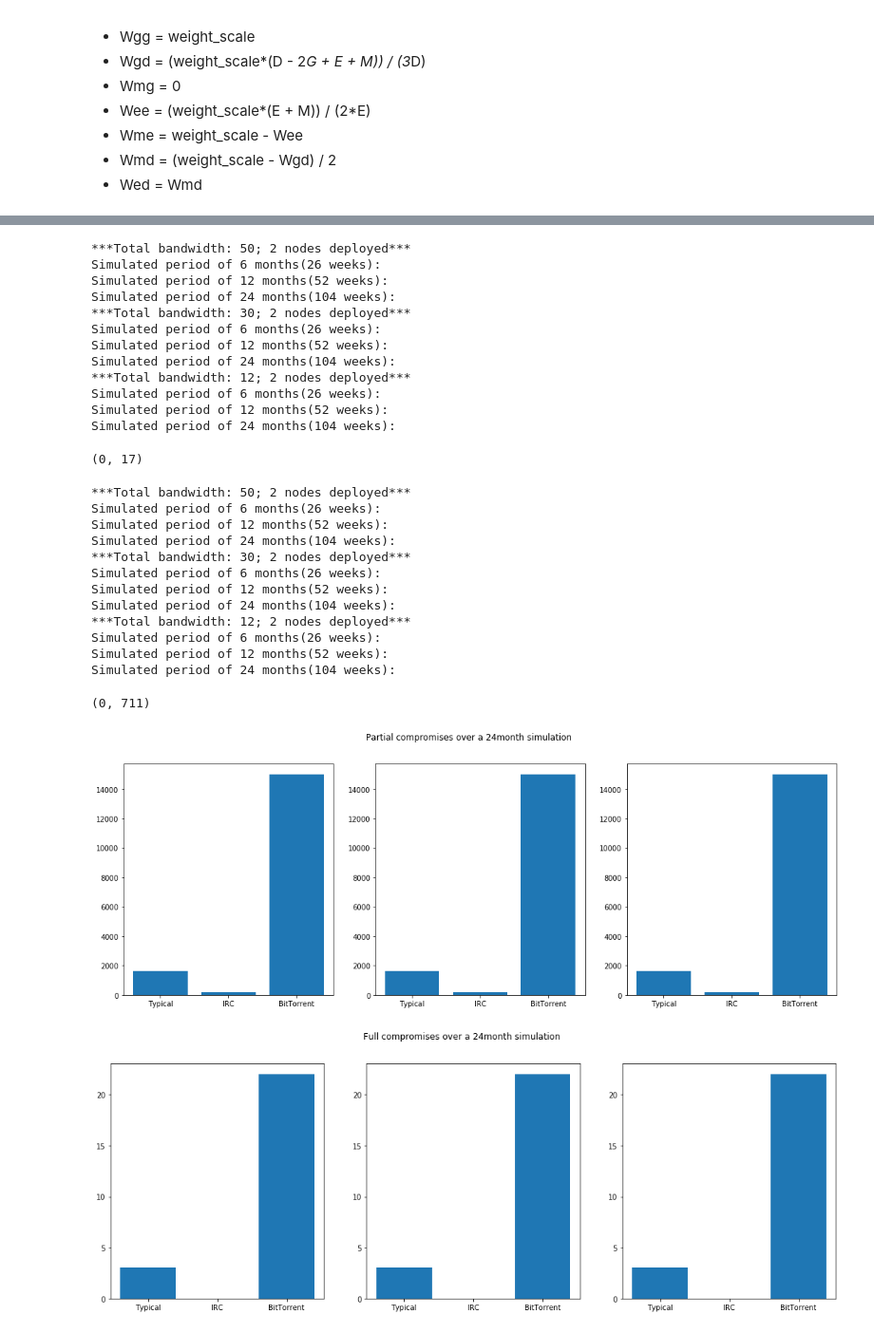
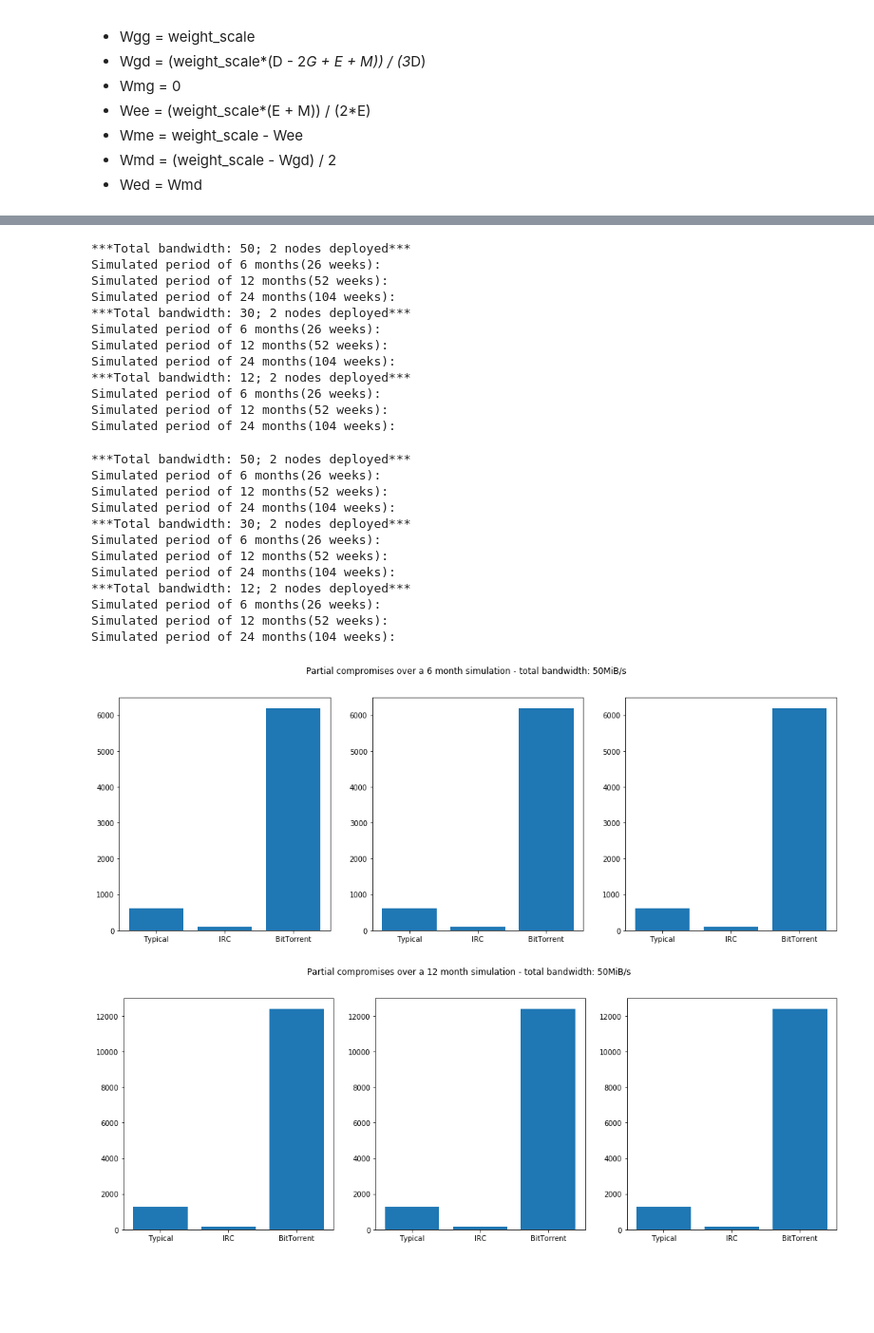
Before and after one commit to leoreppas/IndividualProject, a Jupyter notebook: TorPS2019.ipynb, the cells around one changed output, grey strips where cells are left out. Shown: that part at 95% size. Cells and saved outputs as stored; diff of their text form; code cells hidden in the pictures; blank space fills up the shorter version.

Commit message:
Fixed some bugs and produced experiment graphs

```diff
--- a/TorPS2019.ipynb
+++ b/TorPS2019.ipynb
@@ -550,45 +561,45 @@ Simulated period of 24 months(104 weeks):
 print("***Total bandwidth: 50; 2 nodes deployed***")
 print("Simulated period of 6 months(26 weeks): ")
 adversary_guard, adversary_exit = torpath.deploy_adversary(50, 1, 2)
-torpath.create_streams_irc(3510, adversary_guard, adversary_exit)
+irc_complete_compr1, irc_partial_compr1 = torpath.create_streams_irc(3510, adversary_guard, adversary_exit)
 
 # Same simulation for 12 months
 print("Simulated period of 12 months(52 weeks): ")
-torpath.create_streams_irc(7020, adversary_guard, adversary_exit)
+irc_complete_compr2, irc_partial_compr2 = torpath.create_streams_irc(7020, adversary_guard, adversary_exit)
 
 # Same simulation for 24 monoths
 print("Simulated period of 24 months(104 weeks): ")
-complete_compr2, partial_compr2 = torpath.create_streams_irc(14040, adversary_guard, adversary_exit)
+irc_complete_compr3, irc_partial_compr3 = torpath.create_streams_irc(14040, adversary_guard, adversary_exit)
 
 
 # Two adversary nodes deployed; combined 30 MiB/s; both high bandwidth
 print("***Total bandwidth: 30; 2 nodes deployed***")
 print("Simulated period of 6 months(26 weeks): ")
 adversary_guard, adversary_exit = torpath.deploy_adversary(30, 1, 2)
-torpath.create_streams_irc(3510, adversary_guard, adversary_exit)
+irc_complete_compr4, irc_partial_compr4 = torpath.create_streams_irc(3510, adversary_guard, adversary_exit)
 
 # Same simulation for 12 months
 print("Simulated period of 12 months(52 weeks): ")
-torpath.create_streams_irc(7020, adversary_guard, adversary_exit)
+irc_complete_compr5, irc_partial_compr5 = torpath.create_streams_irc(7020, adversary_guard, adversary_exit)
 
 # Same simulation for 24 months
 print("Simulated period of 24 months(104 weeks): ")
-torpath.create_streams_irc(14040, adversary_guard, adversary_exit)
+irc_complete_compr6, irc_partial_compr6 = torpath.create_streams_irc(14040, adversary_guard, adversary_exit)
 
 
 # Two adversary nodes deployed; combined 12 MiB/s; both medium bandwidth
 print("***Total bandwidth: 12; 2 nodes deployed***")
 print("Simulated period of 6 months(26 weeks): ")
 adversary_guard, adversary_exit = torpath.deploy_adversary(12, 1, 2)
-torpath.create_streams_irc(3510, adversary_guard, adversary_exit)
+irc_complete_compr7, irc_partial_compr7 = torpath.create_streams_irc(3510, adversary_guard, adversary_exit)
 
 # Same simulation for 12 months
 print("Simulated period of 12 months(52 weeks): ")
-torpath.create_streams_irc(7020, adversary_guard, adversary_exit)
+irc_complete_compr8, irc_partial_compr8 = torpath.create_streams_irc(7020, adversary_guard, adversary_exit)
 
 # Same simulation for 24 months
 print("Simulated period of 24 months(104 weeks): ")
-torpath.create_streams_irc(14040, adversary_guard, adversary_exit)
+irc_complete_compr9, irc_partial_compr9 = torpath.create_streams_irc(14040, adversary_guard, adversary_exit)
 # %% [output]
 ***Total bandwidth: 50; 2 nodes deployed***
 Simulated period of 6 months(26 weeks):
@@ -602,7 +613,6 @@ Simulated period of 24 months(104 weeks):
 Simulated period of 6 months(26 weeks):
 Simulated period of 12 months(52 weeks):
 Simulated period of 24 months(104 weeks):
-(0, 17)
 # %%
 # 3: BitTorrent user model
 
@@ -610,45 +620,45 @@ Simulated period of 24 months(104 weeks):
 print("***Total bandwidth: 50; 2 nodes deployed***")
 print("Simulated period of 6 months(26 weeks): ")
 adversary_guard, adversary_exit = torpath.deploy_adversary(50, 1, 2)
-torpath.create_streams_bittorrent(175968, adversary_guard, adversary_exit)
+bit_complete_compr1, bit_partial_compr1 = torpath.create_streams_bittorrent(175968, adversary_guard, adversary_exit)
 
 # Same simulation for 12 months
 print("Simulated period of 12 months(52 weeks): ")
-torpath.create_streams_bittorrent(351936, adversary_guard, adversary_exit)
+bit_complete_compr2, bit_partial_compr2 = torpath.create_streams_bittorrent(351936, adversary_guard, adversary_exit)
 
 # Same simulation for 24 monoths
 print("Simulated period of 24 months(104 weeks): ")
-complete_compr3, partial_compr3 = torpath.create_streams_bittorrent(703872, adversary_guard, adversary_exit)
+bit_complete_compr3, bit_partial_compr3 = complete_compr3, partial_compr3 = torpath.create_streams_bittorrent(703872, adversary_guard, adversary_exit)
 
 
 # Two adversary nodes deployed; combined 30 MiB/s; both high bandwidth
 print("***Total bandwidth: 30; 2 nodes deployed***")
 print("Simulated period of 6 months(26 weeks): ")
 adversary_guard, adversary_exit = torpath.deploy_adversary(30, 1, 2)
-torpath.create_streams_bittorrent(175968, adversary_guard, adversary_exit)
+bit_complete_compr4, bit_partial_compr4 = torpath.create_streams_bittorrent(175968, adversary_guard, adversary_exit)
 
 # Same simulation for 12 months
 print("Simulated period of 12 months(52 weeks): ")
-torpath.create_streams_bittorrent(351936, adversary_guard, adversary_exit)
+bit_complete_compr5, bit_partial_compr5 = torpath.create_streams_bittorrent(351936, adversary_guard, adversary_exit)
 
 # Same simulation for 24 months
 print("Simulated period of 24 months(104 weeks): ")
-torpath.create_streams_bittorrent(703872, adversary_guard, adversary_exit)
+bit_complete_compr6, bit_partial_compr6 = torpath.create_streams_bittorrent(703872, adversary_guard, adversary_exit)
 
 
 # Two adversary nodes deployed; combined 12 MiB/s; both medium bandwidth
 print("***Total bandwidth: 12; 2 nodes deployed***")
 print("Simulated period of 6 months(26 weeks): ")
 adversary_guard, adversary_exit = torpath.deploy_adversary(12, 1, 2)
-torpath.create_streams_bittorrent(175968, adversary_guard, adversary_exit)
+bit_complete_compr7, bit_partial_compr7 = torpath.create_streams_bittorrent(175968, adversary_guard, adversary_exit)
 
 # Same simulation for 12 months
 print("Simulated period of 12 months(52 weeks): ")
-torpath.create_streams_bittorrent(351936, adversary_guard, adversary_exit)
+bit_complete_compr8, bit_partial_compr8 = torpath.create_streams_bittorrent(351936, adversary_guard, adversary_exit)
 
 # Same simulation for 24 months
 print("Simulated period of 24 months(104 weeks): ")
-torpath.create_streams_bittorrent(703872, adversary_guard, adversary_exit)
+bit_complete_compr9, bit_partial_compr9 = torpath.create_streams_bittorrent(703872, adversary_guard, adversary_exit)
 # %% [output]
 ***Total bandwidth: 50; 2 nodes deployed***
 Simulated period of 6 months(26 weeks):
@@ -662,7 +672,6 @@ Simulated period of 24 months(104 weeks):
 Simulated period of 6 months(26 weeks):
 Simulated period of 12 months(52 weeks):
 Simulated period of 24 months(104 weeks):
-(0, 711)
 # %%
 # Graph creation & comparison
 user_models = ['Typical', 'IRC', 'BitTorrent']
@@ -679,14 +688,14 @@ def create_graph(user_models, values, title):
     plt.show
 
 
-values = [partial_compr1, partial_compr2, partial_compr3]
-title = 'Partial compromises over a 24month simulation'
+values = [typ_partial_compr1, irc_partial_compr1, bit_partial_compr1]
+title = 'Partial compromises over a 6 month simulation - total bandwidth: 50MiB/s'
 create_graph(user_models, values, title)
 # %% [output]
-[figure, old version]
+[figure, new version]
 # %%
-values = [complete_compr1, complete_compr2, complete_compr3]
-title = 'Full compromises over a 24month simulation'
+values = [typ_partial_compr2, irc_partial_compr2, bit_partial_compr2]
+title = 'Partial compromises over a 12 month simulation - total bandwidth: 50MiB/s'
 create_graph(user_models, values, title)
 # %% [output]
-[figure, old version]
+[figure, new version]
```
Also changed, not shown: parts of 25 cells of this notebook.
